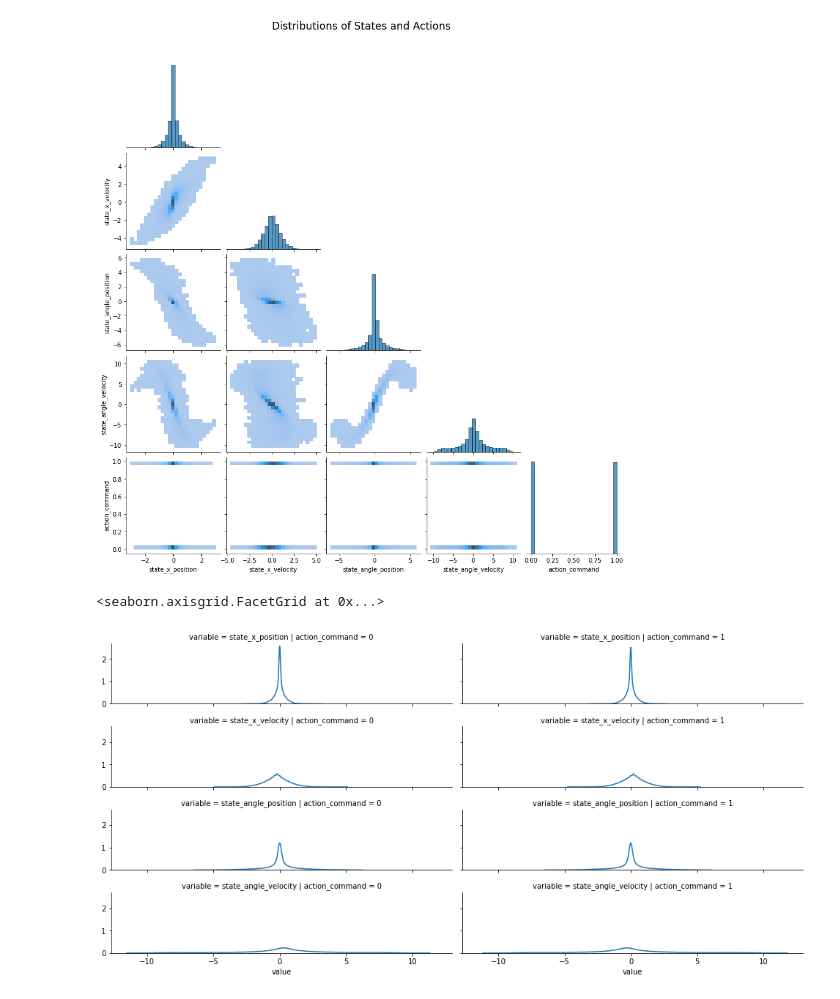
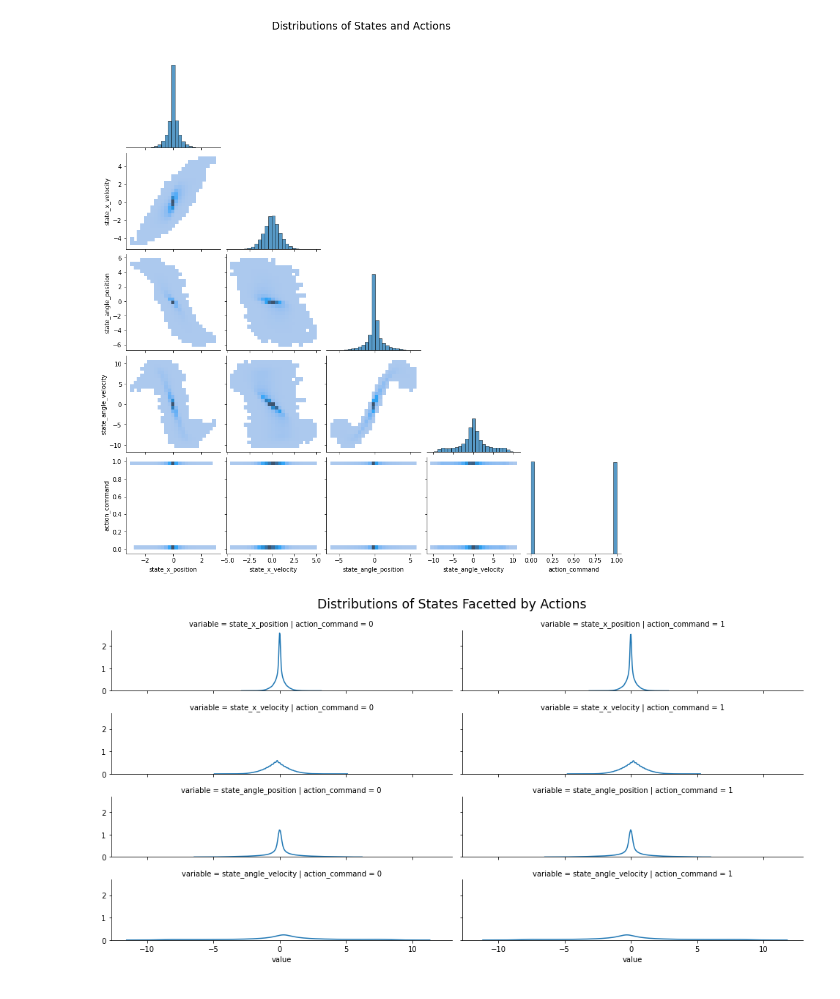
Before and after one commit to microsoft/datadrivenmodel, a Jupyter notebook: eda/eda.ipynb, the cells around one changed output. Cells and saved outputs as stored; diff of their text form; code cells hidden in the pictures.

```diff
--- a/eda/eda.ipynb
+++ b/eda/eda.ipynb
@@ -222,13 +226,14 @@ g.fig.suptitle("Distributions of States and Actions", size="xx-large", y=1.04);
 # %%
 g = sns.FacetGrid(
     df[state_vars + action_vars].melt(id_vars="action_command"),
     col="action_command",
     row="variable",
     height=1.7,
     aspect=4,
+
 )
 
 g.map(sns.kdeplot, "value")
+g.fig.suptitle("Distributions of States Facetted by Actions", size="xx-large", y=1.04);
 # %% [output]
-<seaborn.axisgrid.FacetGrid at 0x...>
-[figure, old version]
+[figure, new version]
```
Also changed, not shown: parts of 3 cells of this notebook.
